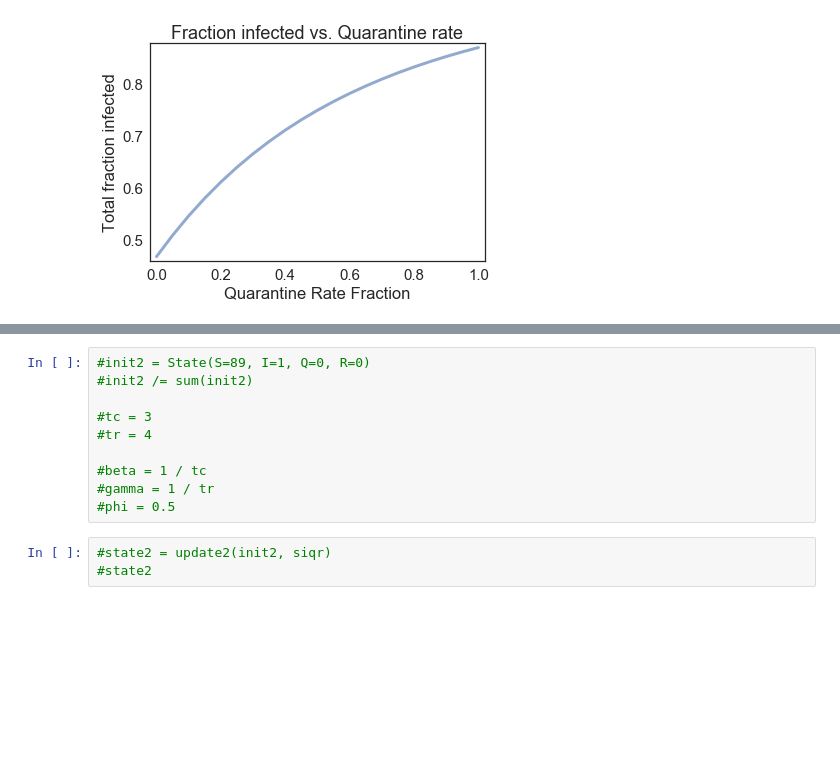
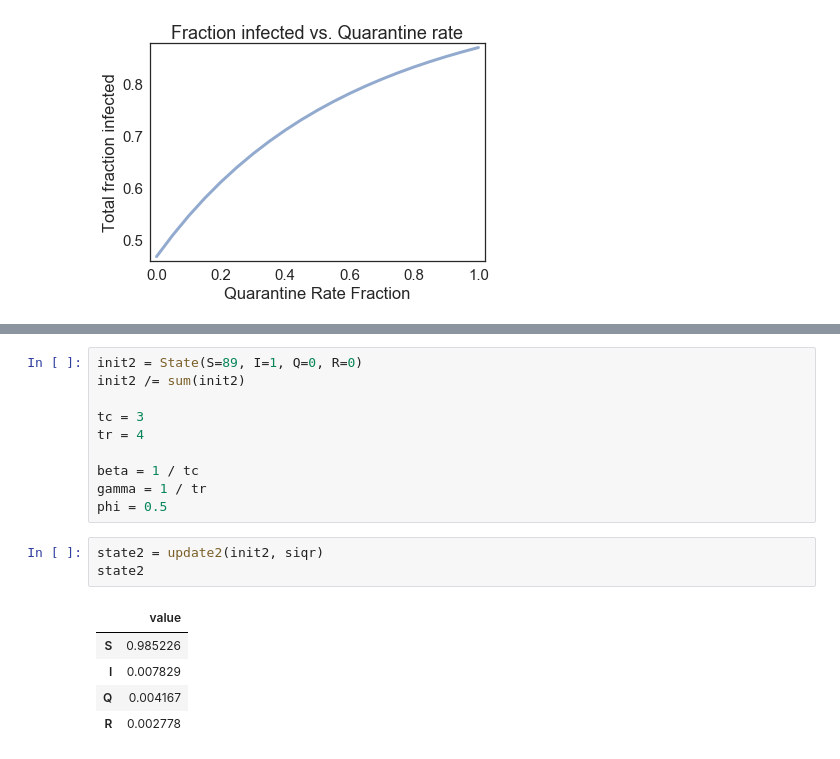
Before and after one commit to draconian9908/ModSimPy, a Jupyter notebook: code/chap05mine.ipynb, the cells around one changed output, grey strips where cells are left out. Drawn from its saved outputs; the diff is of its cells as text; blank space fills up the shorter version.

```diff
--- a/code/chap05mine.ipynb
+++ b/code/chap05mine.ipynb
@@ -795,14 +795,20 @@ decorate(xlabel='Quarantine Rate Fraction',
 # %%
-#init2 = State(S=89, I=1, Q=0, R=0)
-#init2 /= sum(init2)
+init2 = State(S=89, I=1, Q=0, R=0)
+init2 /= sum(init2)
 
-#tc = 3
-#tr = 4
+tc = 3
+tr = 4
 
-#beta = 1 / tc
-#gamma = 1 / tr
-#phi = 0.5
+beta = 1 / tc
+gamma = 1 / tr
+phi = 0.5
 # %%
-#state2 = update2(init2, siqr)
-#state2
+state2 = update2(init2, siqr)
+state2
+# %% [output]
+|  | value |
+| S | 0.985226 |
+| I | 0.007829 |
+| Q | 0.004167 |
+| R | 0.002778 |
 # %%
```
Also changed, not shown: parts of 2 cells of this notebook, 12 other files.
